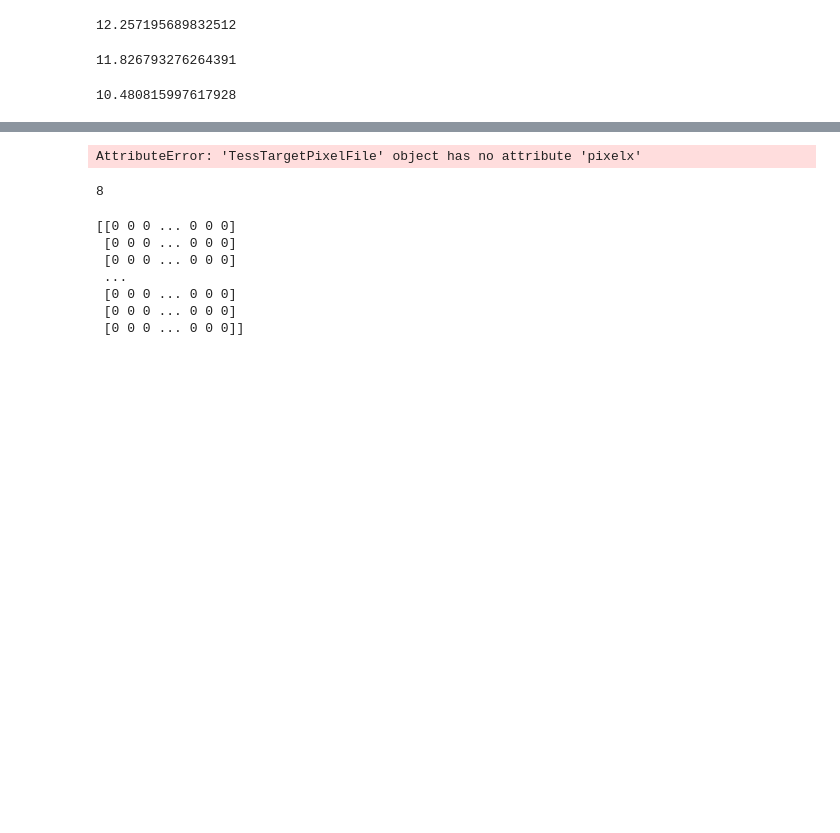
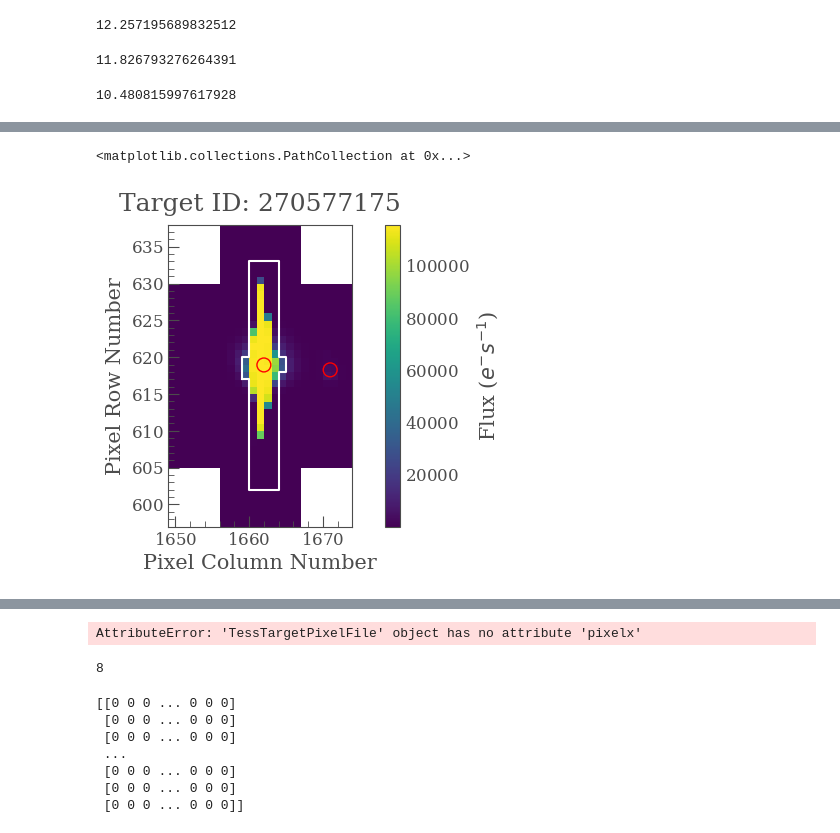
Before and after one commit to sebastian-zieba/betaPic_comet, a Jupyter notebook: construction_of_the_lightcurve.ipynb, the cells around one changed output, grey strips where cells are left out. Cells and saved outputs as stored; diff of their text form; code cells hidden in the pictures; blank space fills up the shorter version.

```diff
--- a/construction_of_the_lightcurve.ipynb
+++ b/construction_of_the_lightcurve.ipynb
@@ -342,9 +333,0 @@ idx = tpf4.pipeline_mask
-# %%
-column = []
-for i in np.arange(40,0,-1):
-    row = []
-    for j in range(0,25):
-        row.append([j,i])
-    column.append(row)
-
-column = np.array(column)
@@ -420,0 +397,17 @@ column
+# %%
+idx = tpf6.pipeline_mask
+
+#a list of tuples with the coordinates where bottom left is [0,0]
+column = []
+for i in range(0,41):
+    row = []
+    for j in range(0,25):
+        row.append([j,i])
+    column.append(row)
+
+column = np.array(column)
+
+#gives back coords. of pxls that were used
+mask_coords = np.array([val[idx[i]].tolist() for i, val in enumerate(column) if len(val[idx[i]].tolist()) > 0])
+
+mask_coords[::-1]
@@ -420,0 +432,21 @@ column
+# %%
+mask_coords_borders00 = [[10, 20], [11, 20], [11, 5]]
+mask_coords_borders10 = [[14, 5], [14, 21], [15, 21]]
+mask_coords_borders11 = [[15, 22], [14, 22], [14, 35]]
+mask_coords_borders01 = [[11, 35], [11, 22],[10, 22]]
+
+mask_coords_borders01 = [[i[0],i[1]+1] for i in mask_coords_borders01]
+mask_coords_borders11 = [[i[0]+1,i[1]+1] for i in mask_coords_borders11]
+mask_coords_borders10 = [[i[0]+1,i[1]] for i in mask_coords_borders10]
+
+mask_coords_borders = mask_coords_borders00+mask_coords_borders10+mask_coords_borders11+mask_coords_borders01+[mask_coords_borders00[0]]
+
+a6,b6=np.array(mask_coords_borders).T
+# %%
+tpf6.plot();#aperture_mask=tpf6.pipeline_mask
+plt.plot(a6+tpf6.column,b6+tpf6.row, c='w')
+plt.scatter(1662, 618.942, marker='o', s=100, facecolor='', edgecolor='r')
+plt.scatter(1671, 618.276, marker='o', s=100, facecolor='', edgecolor='r')
+# %% [output]
+<matplotlib.collections.PathCollection at 0x...>
+[figure, added]
```
Also changed, not shown: parts of 19 cells of this notebook, 1 other file.
